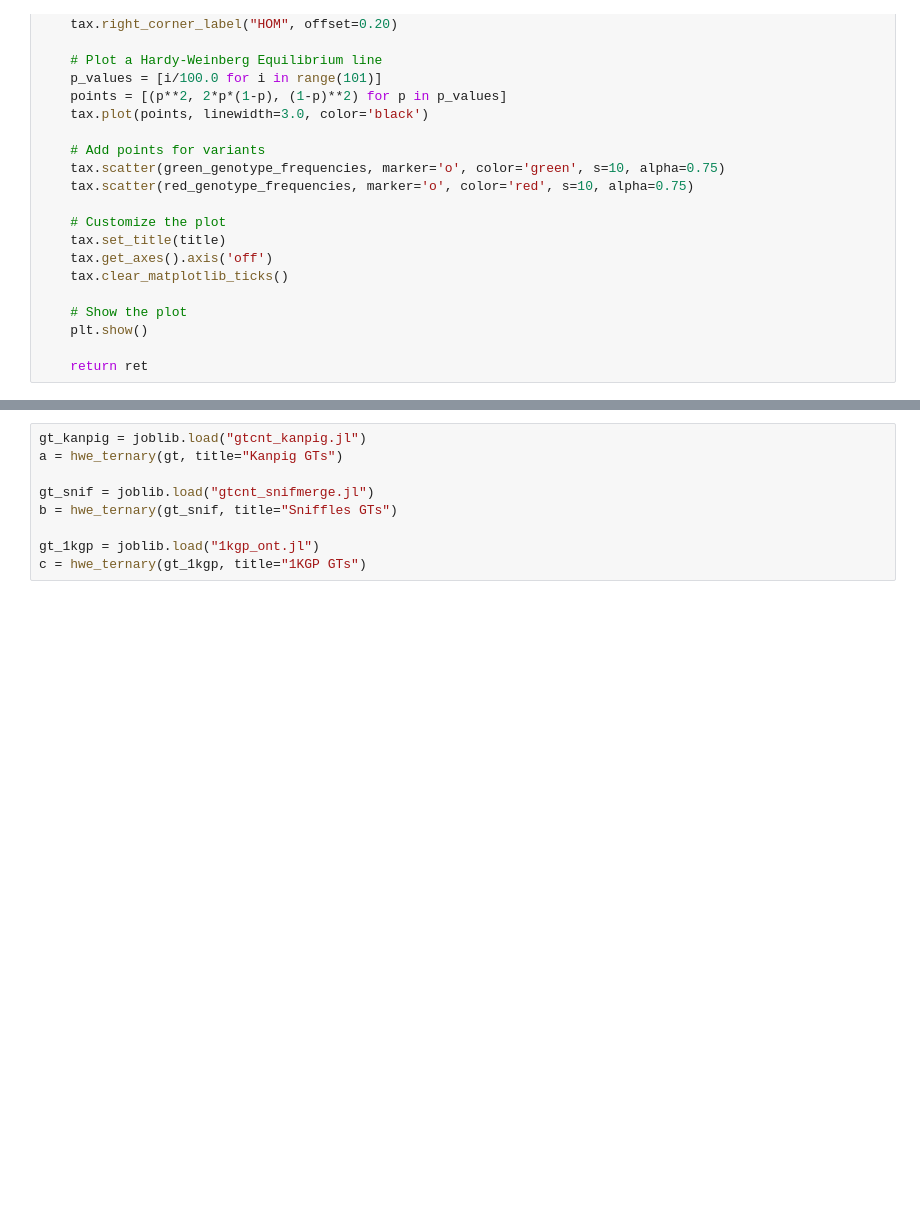
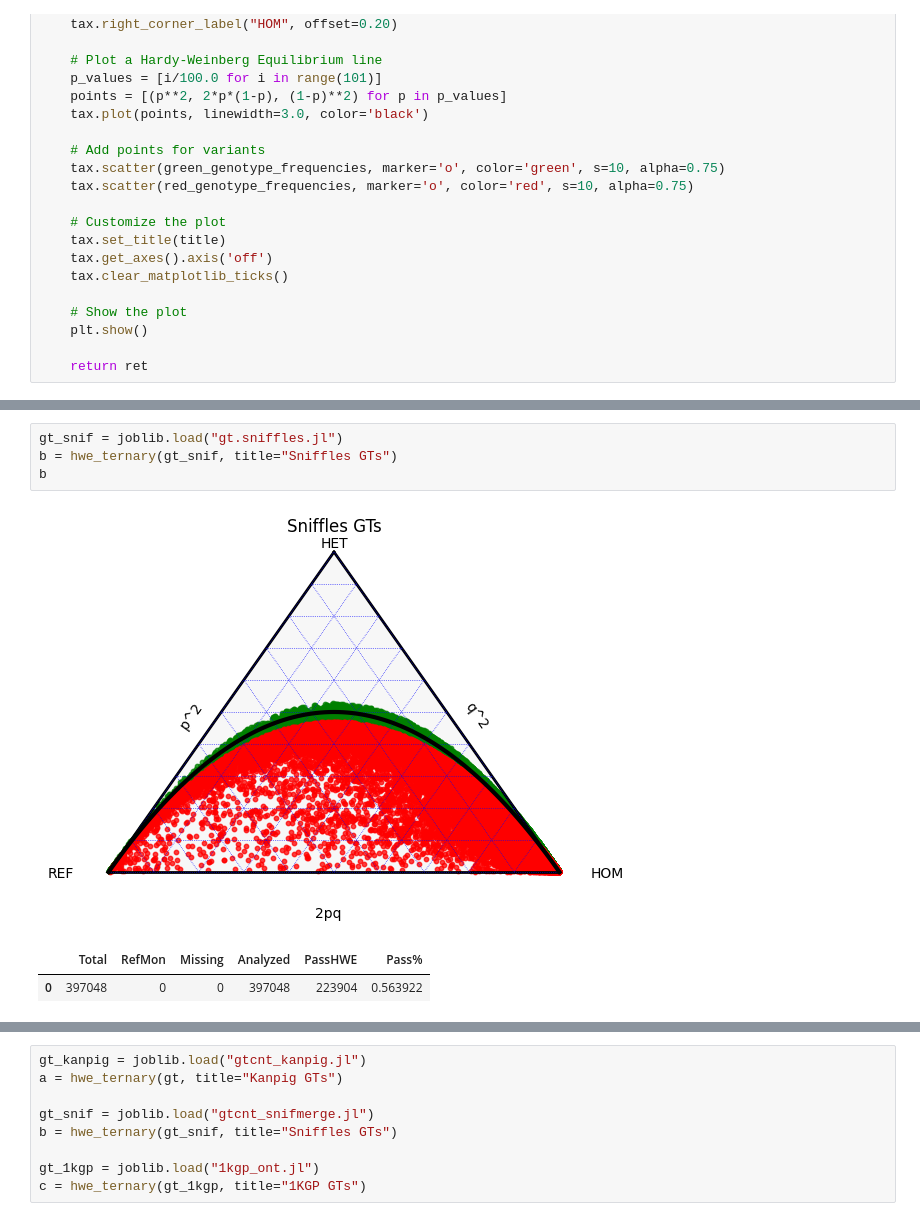
Before and after one commit to fabio-cunial/kanpig_experiments, a Jupyter notebook: manuscript/1kgp/TernaryPlot.ipynb, the cells around one changed output, grey strips where cells are left out. Saved outputs shown, nothing was run; the diff lists cells and outputs as text; blank space fills up the shorter version.

```diff
--- a/manuscript/1kgp/TernaryPlot.ipynb
+++ b/manuscript/1kgp/TernaryPlot.ipynb
@@ -136,0 +145,8 @@ def hwe_ternary(genotype_counts, alpha=0.05, title=""):
+# %%
+gt_snif = joblib.load("gt.sniffles.jl")
+b = hwe_ternary(gt_snif, title="Sniffles GTs")
+b
+# %% [output]
+[figure, added]
+|  | Total | RefMon | Missing | Analyzed | PassHWE | Pass% |
+| 0 | 397048 | 0 | 0 | 397048 | 223904 | 0.563922 |
```
Also changed, not shown: parts of 6 cells of this notebook, 5 other files.
